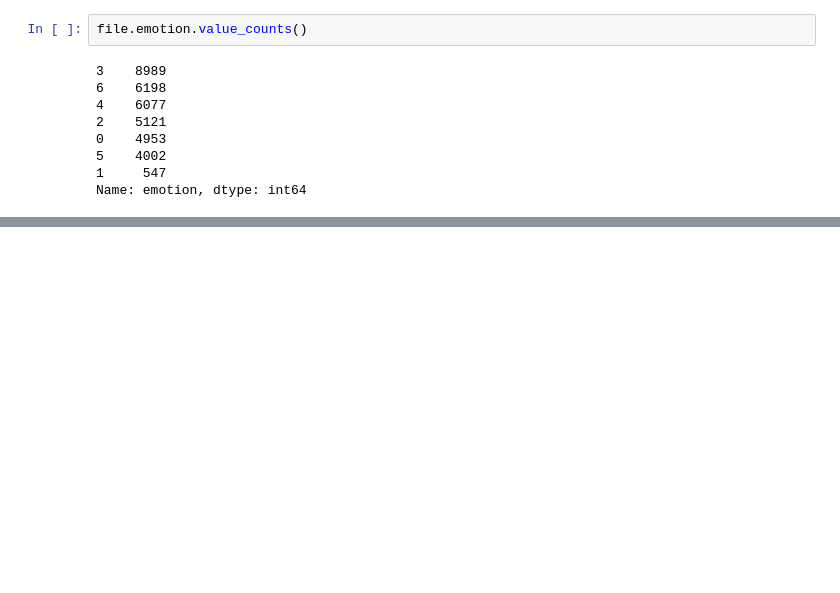
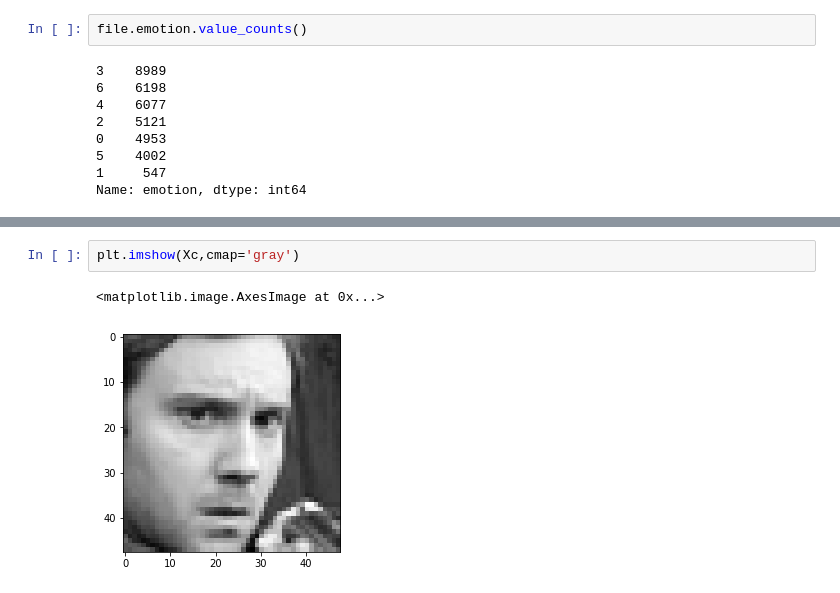
Before and after one commit to mpechoto/FacialRecognition, a Jupyter notebook: FacialRecognition.ipynb, the cells around one changed output, grey strips where cells are left out. Saved outputs shown, nothing was run; the diff lists cells and outputs as text; blank space fills up the shorter version.

```diff
--- a/FacialRecognition.ipynb
+++ b/FacialRecognition.ipynb
@@ -49,0 +96,5 @@ Name: emotion, dtype: int64
+# %%
+plt.imshow(Xc,cmap='gray')
+# %% [output]
+<matplotlib.image.AxesImage at 0x...>
+[figure, added]
```
Also changed, not shown: parts of 6 cells of this notebook.
